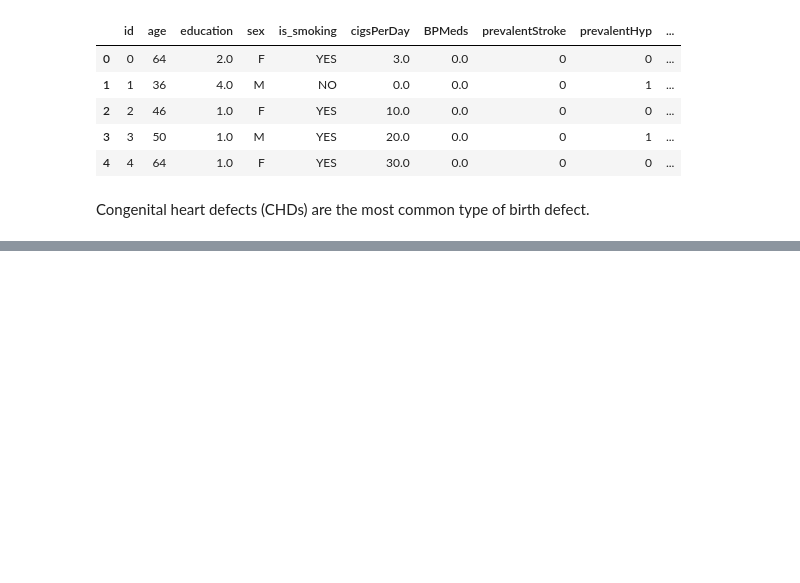
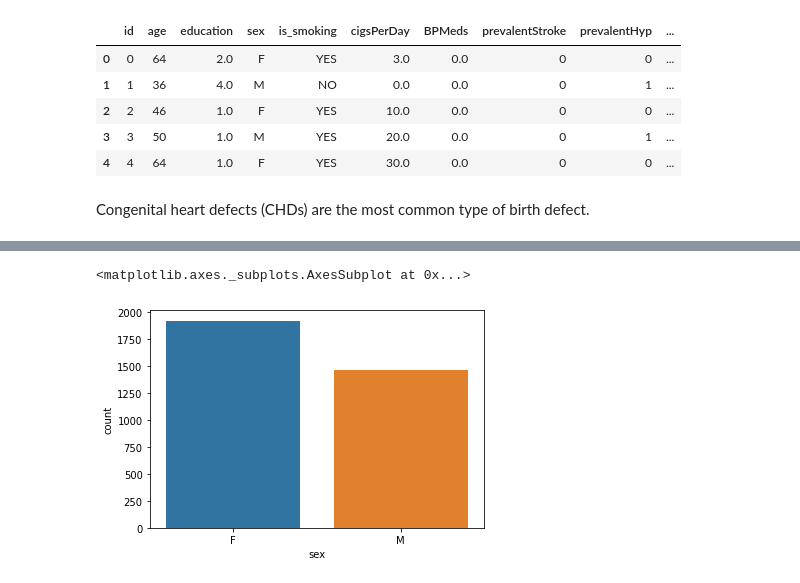
Before and after one commit to Tarungeed/Heart-diease-prediction-, a Jupyter notebook: Heart_diease_prediction_.ipynb, the cells around one changed output, grey strips where cells are left out. Saved outputs shown, nothing was run; the diff lists cells and outputs as text; code cells hidden in the pictures; blank space fills up the shorter version.

```diff
--- a/Heart_diease_prediction_.ipynb
+++ b/Heart_diease_prediction_.ipynb
@@ -236,0 +293,5 @@ X = heart_data
+# %%
+sns.countplot(heart_data['sex'])
+# %% [output]
+<matplotlib.axes._subplots.AxesSubplot at 0x...>
+[figure, added]
```
Also changed, not shown: parts of 29 cells of this notebook.
